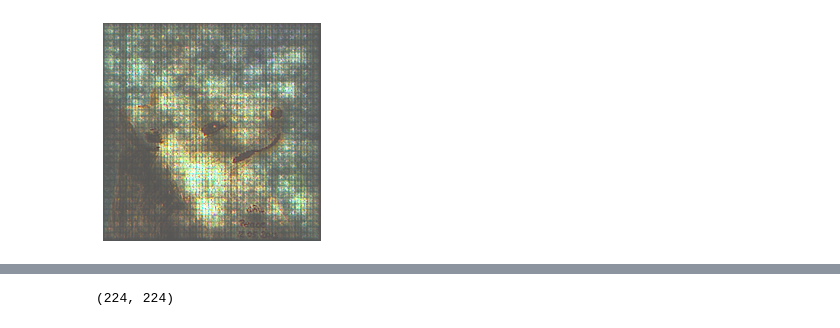
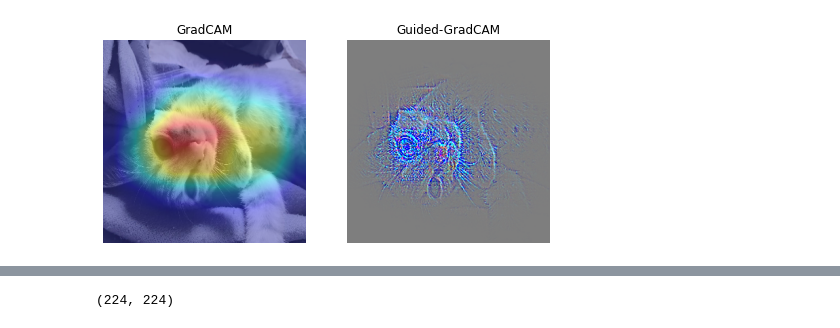
Before and after one commit to hnguyentt/cnn-visualization-keras-tf2, a Jupyter notebook: visualization.ipynb, the cells around one changed output, grey strips where cells are left out. Drawn from its saved outputs; the diff is of its cells as text; code cells hidden in the pictures.

Commit message:
Finish model explain

```diff
--- a/visualization.ipynb
+++ b/visualization.ipynb
@@ -103,6 +103,7 @@ def vis_button(sender):
             image = Image.open(io.BytesIO(file_info['content']))
 
         img = np.array(image)
+        image.close()
         target_size = (model.input.shape[1], model.input.shape[2])
         preprocess_input = getattr(getattr(tf.keras.applications,model_dicts[model_name]),"preprocess_input")
         img = cv2.resize(img,target_size)
@@ -122,7 +123,87 @@ def vis_button(sender):
             plt.imshow(gb_im)
             plt.axis("off")
 
+def explain_button(sender):
+    for _, file_info in uploader.value.items():
+        image = Image.open(io.BytesIO(file_info['content']))
+
+    img = np.array(image)
+    image.close()
+    model_name = models.value
+    model = create_model(model_name)
+    target_size = (model.input.shape[1], model.input.shape[2])
+    preprocess_input = getattr(getattr(tf.keras.applications,model_dicts[model_name]),"preprocess_input")
+    crop_im = cv2.resize(img,target_size)
+    processed_im = preprocess_input(crop_im)
+    probs = model.predict(np.expand_dims(processed_im,axis=0))
+    classIdx = (-probs).argsort()[0][:5]
+    preds = decode_predictions(probs)[:5]
+    pred_ls = ["{}:{}_{:.2f}".format(y,x[1],x[2]) for y,x in zip(classIdx,preds[0])]
+
+    gradCAM = GradCAM(model=model)
+    cam3 = gradCAM.compute_heatmap(image=np.expand_dims(processed_im,axis=0),classIdx=classIdx[0],upsample_size=target_size)
+    heatmap = overlay_gradCAM(crop_im,cam3)
+    heatmap = cv2.cvtColor(heatmap, cv2.COLOR_BGR2RGB)
+    guidedBP = GuidedBackprop(model=model)
+    gb_cam = guidedBP.guided_backprop(np.expand_dims(processed_im,axis=0),target_size)
+    guided_gradcam = deprocess_image(gb_cam*cam3)
+
+    clear_output()
+    display(grid)
+    classes.options = ["--Select"] + pred_ls
+    print("Top 5 prediction: ", pred_ls)
+    # Explain
+    print("\nExplanation for class: ", pred_ls[0])
+    print("To explain for different classes, choose in the 'Vis class' dropdown and be patient in 5s.")
+    fig, ax = plt.subplots(1,2,figsize=(8,16))
+    ax[0].imshow(heatmap)
+    ax[0].axis("off")
+    ax[0].set_title("GradCAM")
+    ax[1].imshow(guided_gradcam)
+    ax[1].axis("off")
+    ax[1].set_title("Guided-GradCAM")
+    plt.show()
+
+def on_change_vis_class(change):
+    if change["type"] == "change" and change["name"] == "value":
+        classIdx = int(classes.value.split(":")[0])
+        for _, file_info in uploader.value.items():
+            image = Image.open(io.BytesIO(file_info['content']))
+        img = np.array(image)
+        image.close()
+        model_name = models.value
+        model = create_model(model_name)
+        target_size = (model.input.shape[1], model.input.shape[2])
+        preprocess_input = getattr(getattr(tf.keras.applications,model_dicts[model_name]),"preprocess_input")
+        crop_im = cv2.resize(img,target_size)
+        processed_im = preprocess_input(crop_im)
+
+        gradCAM = GradCAM(model=model)
+        cam3 = gradCAM.compute_heatmap(image=np.expand_dims(processed_im,axis=0),classIdx=classIdx,upsample_size=target_size)
+        heatmap = overlay_gradCAM(crop_im,cam3)
+        heatmap = cv2.cvtColor(heatmap, cv2.COLOR_BGR2RGB)
+        guidedBP = GuidedBackprop(model=model)
+        gb_cam = guidedBP.guided_backprop(np.expand_dims(processed_im,axis=0),target_size)
+        guided_gradcam = deprocess_image(gb_cam*cam3)
+
+        clear_output()
+        display(grid)
+        # Explain
+        print("\nExplanation for class: ", classes.value)
+        print("To explain for different classes, choose in the 'Vis class' dropdown and be patient in 5s.")
+        fig, ax = plt.subplots(1,2,figsize=(8,16))
+        ax[0].imshow(heatmap)
+        ax[0].axis("off")
+        ax[0].set_title("GradCAM")
+        ax[1].imshow(guided_gradcam)
+        ax[1].axis("off")
+        ax[1].set_title("Guided-GradCAM")
+        plt.show()
+
+
 show_but.on_click(show_button)
 models.observe(on_change_model)
 vis_but.on_click(vis_button)
+explain_but.on_click(explain_button)
+classes.observe(on_change_vis_class)
 # %% [output]
@@ -131 +213 @@ Guided Backpropagation from layer block14_sepconv2
-[figure, old version]
+[figure, new version]
```
Also changed, not shown: parts of 13 cells of this notebook.
